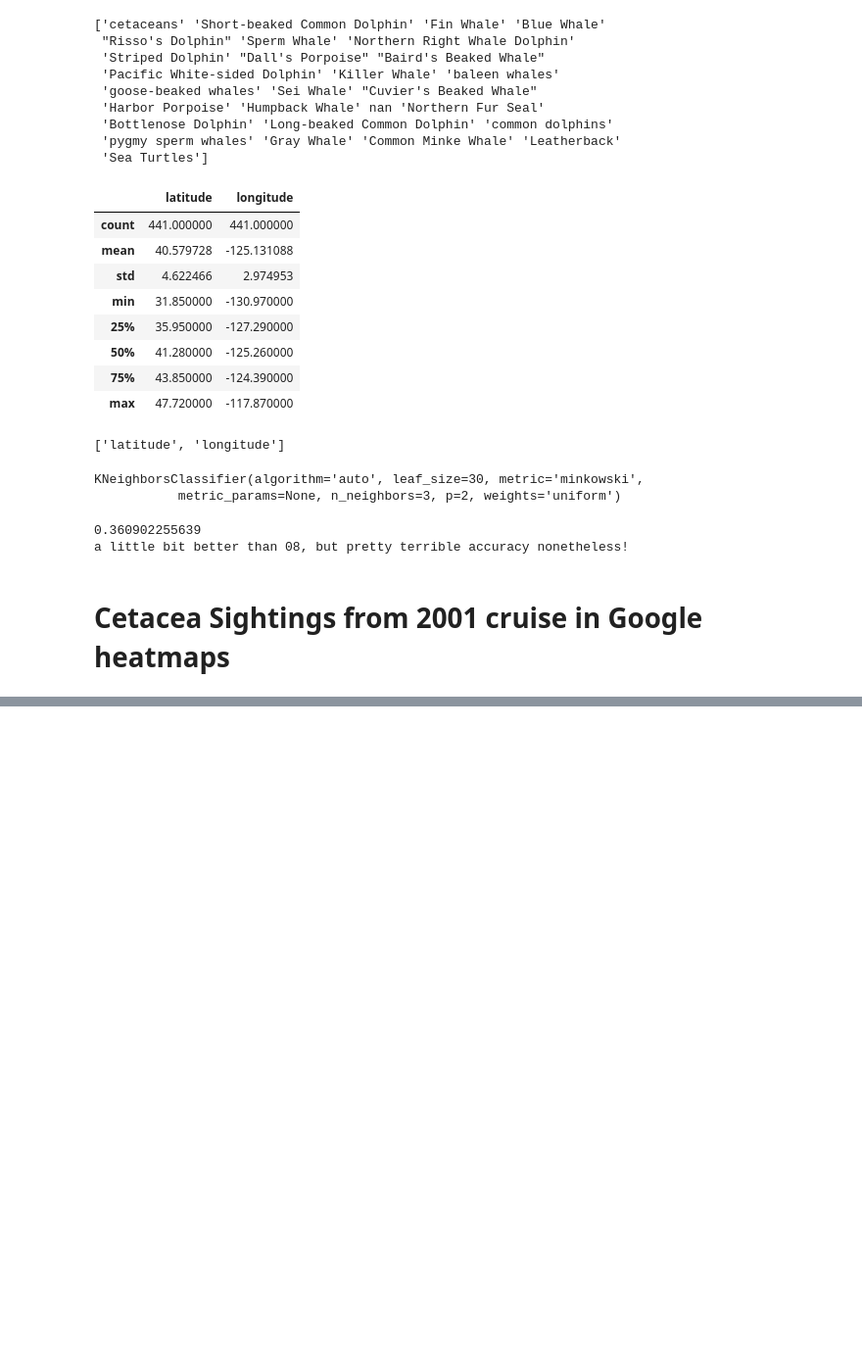
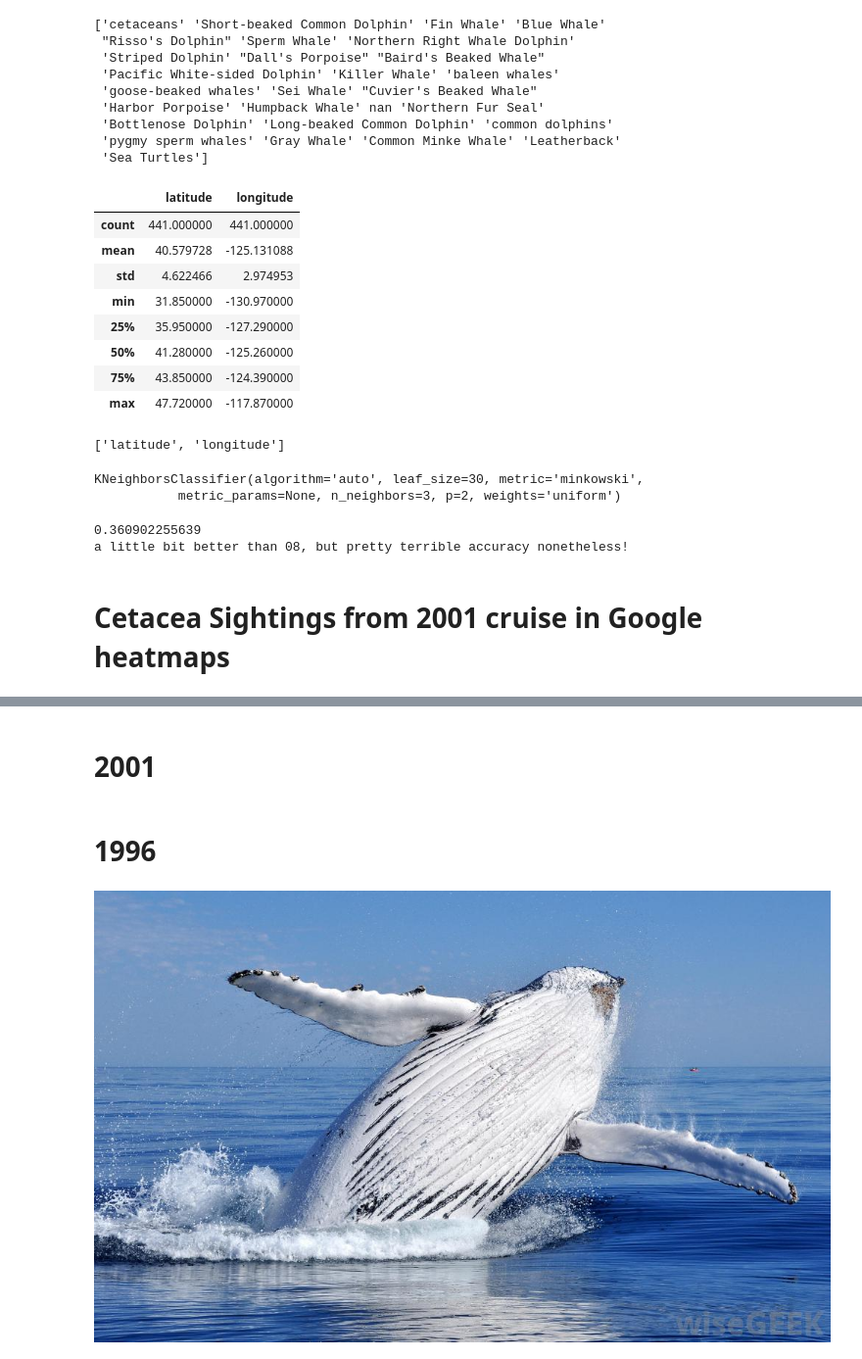
Before and after one commit to isabitz/DAT_SF_12, a Jupyter notebook: whale data/Whale Exploration.ipynb, the cells around one changed output, grey strips where cells are left out. Shown at 98% size. Saved outputs shown, nothing was run; the diff lists cells and outputs as text; code cells hidden in the pictures; blank space fills up the shorter version.

```diff
--- a/whale data/Whale Exploration.ipynb
+++ b/whale data/Whale Exploration.ipynb
@@ -291,0 +391,3 @@ gm.heatmap(results01a)
+# %% [markdown]
+
+# 2001
@@ -291,0 +396,3 @@ gm.heatmap(results01a)
+# %% [markdown]
+
+# 1996
@@ -291,0 +401,4 @@ gm.heatmap(results01a)
+# %%
+Image("http://images.wisegeek.com/humpback-whale-breaching.jpg")
+# %% [output]
+[figure, added]
```
Also changed, not shown: parts of 31 cells of this notebook.
